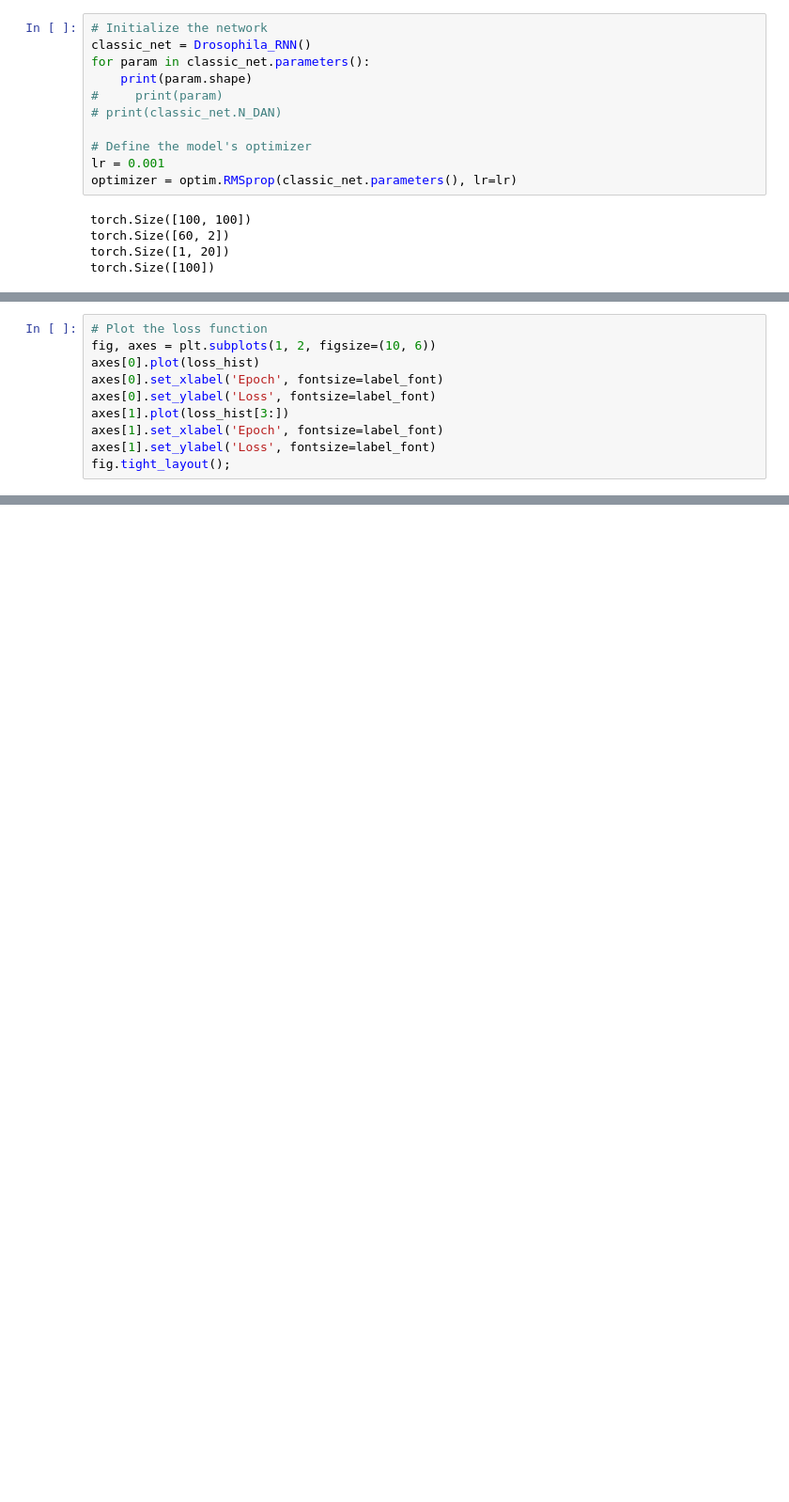
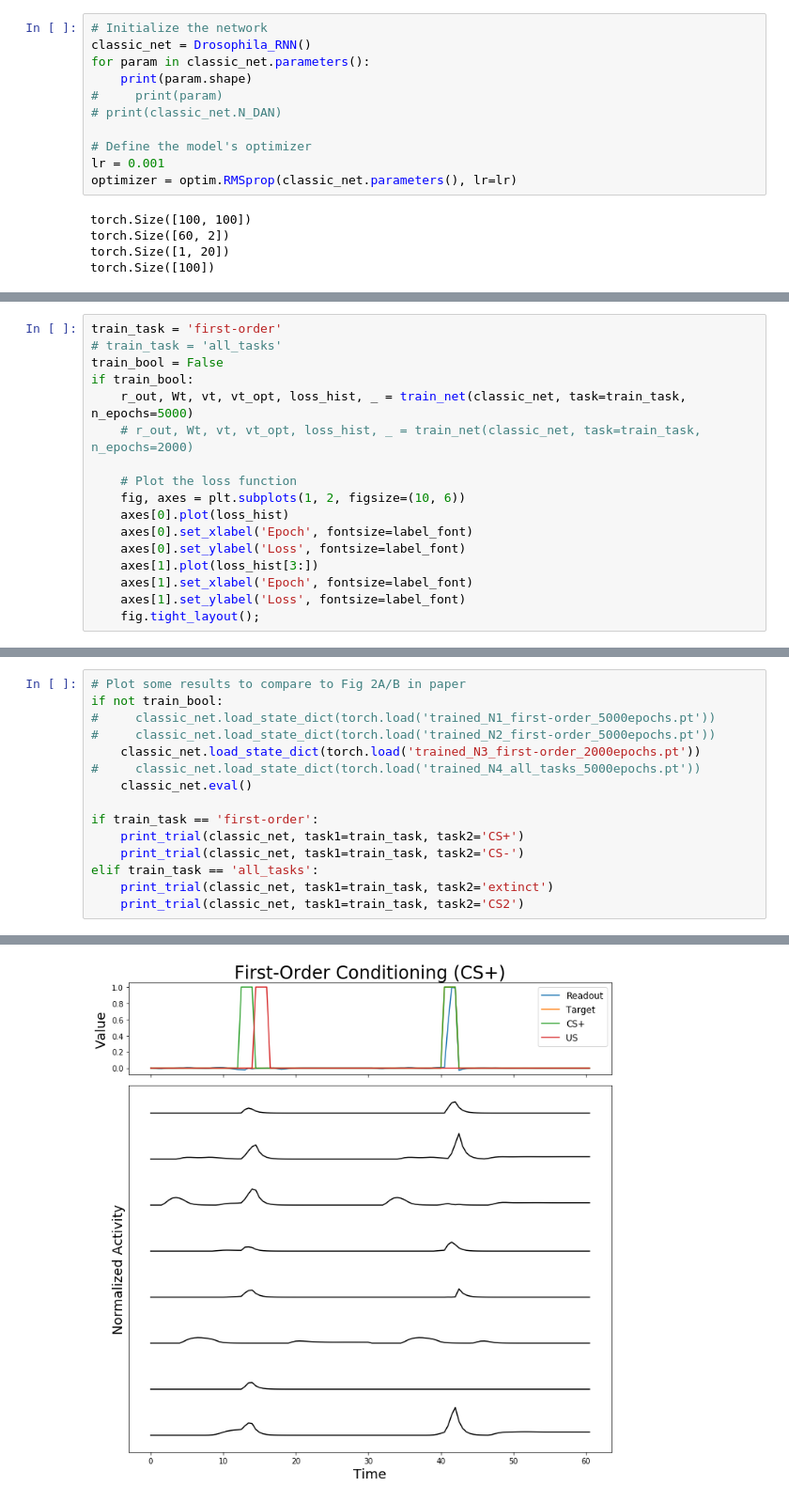
Before and after one commit to marshineer/HS_LabRot, a Jupyter notebook: drosophila_paper_conditioning.ipynb, the cells around one changed output, grey strips where cells are left out. Shown: that part at 94% size. Cells and saved outputs as stored; diff of their text form; blank space fills up the shorter version.

Commit message:
All conditioning tasks working properly. Trained and saved four networks. Cleaned up notebook. Added functions for everything. Added documentation to functions.

```diff
--- a/drosophila_paper_conditioning.ipynb
+++ b/drosophila_paper_conditioning.ipynb
@@ -523,10 +685,17 @@ plt.plot(loss_hist);
 # %%
-# Plot the loss function
-fig, axes = plt.subplots(1, 2, figsize=(10, 6))
-axes[0].plot(loss_hist)
-axes[0].set_xlabel('Epoch', fontsize=label_font)
-axes[0].set_ylabel('Loss', fontsize=label_font)
-axes[1].plot(loss_hist[3:])
-axes[1].set_xlabel('Epoch', fontsize=label_font)
-axes[1].set_ylabel('Loss', fontsize=label_font)
-fig.tight_layout();
+train_task = 'first-order'
+# train_task = 'all_tasks'
+train_bool = False
+if train_bool:
+    r_out, Wt, vt, vt_opt, loss_hist, _ = train_net(classic_net, task=train_task, n_epochs=5000)
+    # r_out, Wt, vt, vt_opt, loss_hist, _ = train_net(classic_net, task=train_task, n_epochs=2000)
+
+    # Plot the loss function
+    fig, axes = plt.subplots(1, 2, figsize=(10, 6))
+    axes[0].plot(loss_hist)
+    axes[0].set_xlabel('Epoch', fontsize=label_font)
+    axes[0].set_ylabel('Loss', fontsize=label_font)
+    axes[1].plot(loss_hist[3:])
+    axes[1].set_xlabel('Epoch', fontsize=label_font)
+    axes[1].set_ylabel('Loss', fontsize=label_font)
+    fig.tight_layout();
@@ -910,0 +710,16 @@ fig.tight_layout();
+# %%
+# Plot some results to compare to Fig 2A/B in paper
+if not train_bool:
+#     classic_net.load_state_dict(torch.load('trained_N1_first-order_5000epochs.pt'))
+#     classic_net.load_state_dict(torch.load('trained_N2_first-order_5000epochs.pt'))
+    classic_net.load_state_dict(torch.load('trained_N3_first-order_2000epochs.pt'))
+#     classic_net.load_state_dict(torch.load('trained_N4_all_tasks_5000epochs.pt'))
+    classic_net.eval()
+
+if train_task == 'first-order':
+    print_trial(classic_net, task1=train_task, task2='CS+')
+    print_trial(classic_net, task1=train_task, task2='CS-')
+elif train_task == 'all_tasks':
+    print_trial(classic_net, task1=train_task, task2='extinct')
+    print_trial(classic_net, task1=train_task, task2='CS2')
+# %% [output]
@@ -910,0 +728 @@ fig.tight_layout();
+[figure, added]
```
Also changed, not shown: parts of 19 cells of this notebook, 4 other files.
